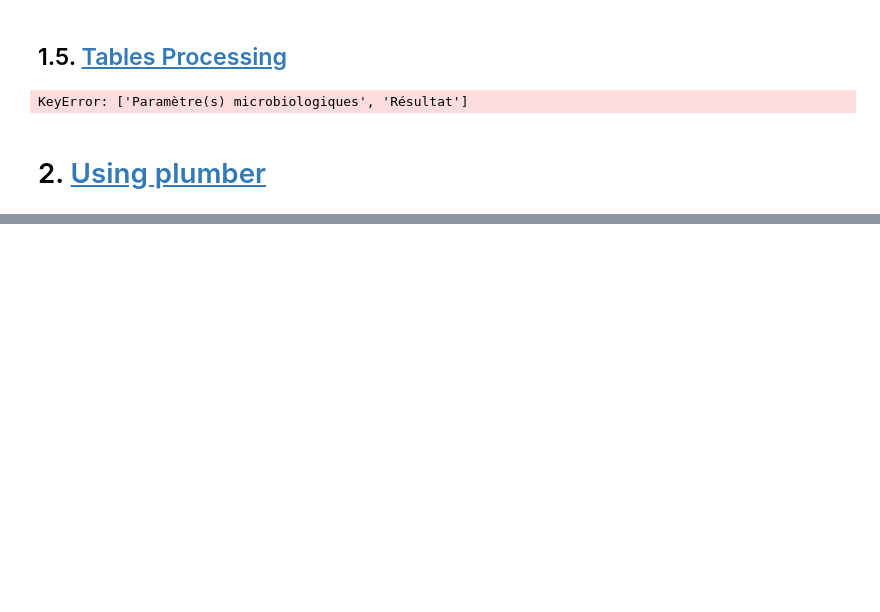
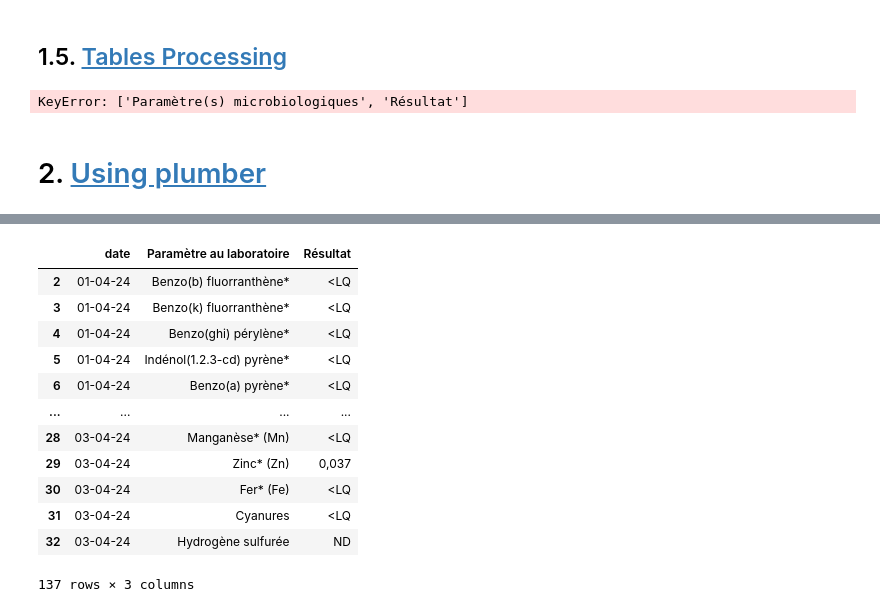
Before and after one commit to rammah83/Table_Extractor, a Jupyter notebook: notebooks/Potable_water.ipynb, the cells around one changed output, grey strips where cells are left out. Cells and saved outputs as stored; diff of their text form; code cells hidden in the pictures; blank space fills up the shorter version.

```diff
--- a/notebooks/Potable_water.ipynb
+++ b/notebooks/Potable_water.ipynb
@@ -198 +185,22 @@ all_df
+# %%
+water_dataframe.columns = [*water_dataframe.iloc[1,:-1], 'date']
+water_dataframe = water_dataframe[2:].dropna(subset=["Résultat"])
+water_dataframe = water_dataframe[[col for col in water_dataframe.columns if col.startswith(("Param", "Résu", "date"))]]
+water_dataframe.insert(0, "date", water_dataframe.pop('date'))
+# %%
+water_dataframe
+# %% [output]
+|  | date | Paramètre au laboratoire | Résultat |
+| 2 | 01-04-24 | Benzo(b) fluorranthène* | <LQ |
+| 3 | 01-04-24 | Benzo(k) fluorranthène* | <LQ |
+| 4 | 01-04-24 | Benzo(ghi) pérylène* | <LQ |
+| 5 | 01-04-24 | Indénol(1.2.3-cd) pyrène* | <LQ |
+| 6 | 01-04-24 | Benzo(a) pyrène* | <LQ |
+| ... | ... | ... | ... |
+| 28 | 03-04-24 | Manganèse* (Mn) | <LQ |
+| 29 | 03-04-24 | Zinc* (Zn) | 0,037 |
+| 30 | 03-04-24 | Fer* (Fe) | <LQ |
+| 31 | 03-04-24 | Cyanures | <LQ |
+| 32 | 03-04-24 | Hydrogène sulfurée | ND |
+137 rows × 3 columns
 # %%
```
Also changed, not shown: parts of 13 cells of this notebook.
